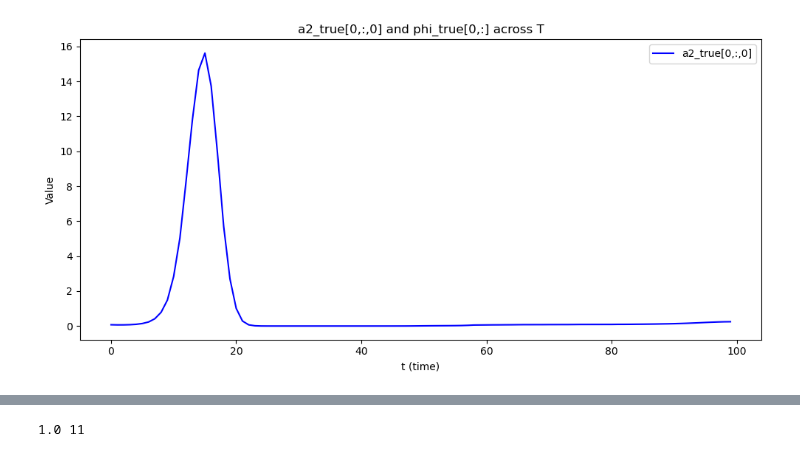
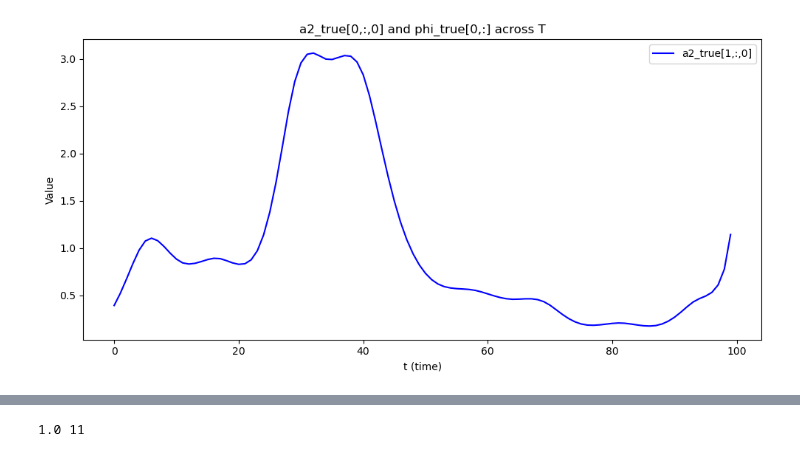
Before and after one commit to shookie13/latent_factor_conformal, a Jupyter notebook: run.ipynb, the cells around one changed output, grey strips where cells are left out. Saved outputs shown, nothing was run; the diff lists cells and outputs as text; code cells hidden in the pictures.

```diff
--- a/run.ipynb
+++ b/run.ipynb
@@ -43,12 +46,21 @@ def local_var_Y_from_info(info):
     return var  # (I, T, J)
 # %%
-I, T, J, r, M_ctrl = 10, 100, 5, 2, 10
-rng = np.random.default_rng(1)
-kappa_true = np.exp(rng.normal(2, .5, size=I))
-C_true=rng.normal(scale=5, size=(I, r, M_ctrl))
-miss_prob_per_channel=np.linspace(0.2,0.5,J)
+I, T, J, r, M_ctrl = 30, 100, 5, 1, 20
+rng = np.random.default_rng(2)
+kappa_true = np.exp(rng.normal(1, 1, size=I))
+# Make C_true autoregressive across M_ctrl (axis=-1)
+C_true = np.zeros((I, r, M_ctrl))
+ar_coef = 0.9  # AR(1) coefficient
+for i in range(I):
+    for k in range(r):
+        noise = rng.normal(scale=2, size=M_ctrl)
+        C_true[i, k, 0] = noise[0]
+        for m in range(1, M_ctrl):
+            C_true[i, k, m] = ar_coef * C_true[i, k, m-1] + (1-ar_coef**2)**0.5*noise[m]
+val_proxy=np.zeros((I,T,r))
+miss_prob_per_channel=np.linspace(0.3,0.6,J)
 Y, M, info = simulate_factor_data_bspline(
-    I, T, J, r, M_ctrl=M_ctrl, degree=3, seed=1, use_variance_tied_missing=False,miss_prob_per_channel=miss_prob_per_channel,kappa_true=kappa_true,C_true=C_true
+    I, T, J, r, M_ctrl=M_ctrl, degree=3, seed=2, use_variance_tied_missing=False,miss_prob_per_channel=miss_prob_per_channel,kappa_true=kappa_true,C_true=C_true,vol_proxy=val_proxy
 )
 # Y, M, info = simulate_factor_data_bspline(
 #     I, T, J, r, M_ctrl=M_ctrl, degree=3, seed=1, use_variance_tied_missing=False,kappa_true=kappa_true,C_true=C_true
@@ -75,17 +131,17 @@ local_var_Y=local_var_Y_from_info(info)
 # %%
 a2_true=info['a2_true']
 
 T_range = np.arange(T)
 plt.figure(figsize=(10, 5))
-plt.plot(T_range, a2_true[0, :, 1], label='a2_true[0,:,0]', color='blue')
+plt.plot(T_range, a2_true[5, :, 0], label='a2_true[1,:,0]', color='blue')
 plt.xlabel('t (time)')
 plt.ylabel('Value')
 plt.title('a2_true[0,:,0] and phi_true[0,:] across T')
 plt.legend()
 plt.tight_layout()
 plt.show()
 # %% [output]
-[figure, old version]
+[figure, new version]
 # %%
 
 # Plot Y0 for subjects 0-4
```
Also changed, not shown: parts of 28 cells of this notebook, 13 other files.
